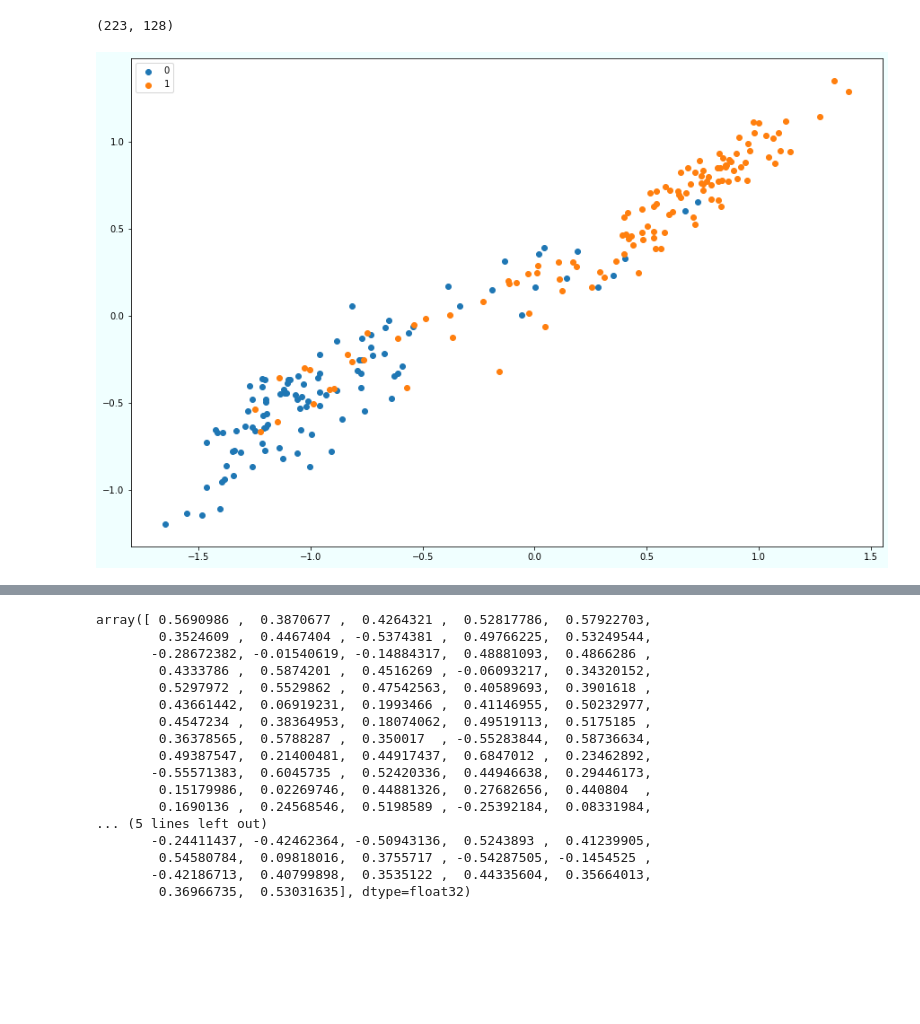
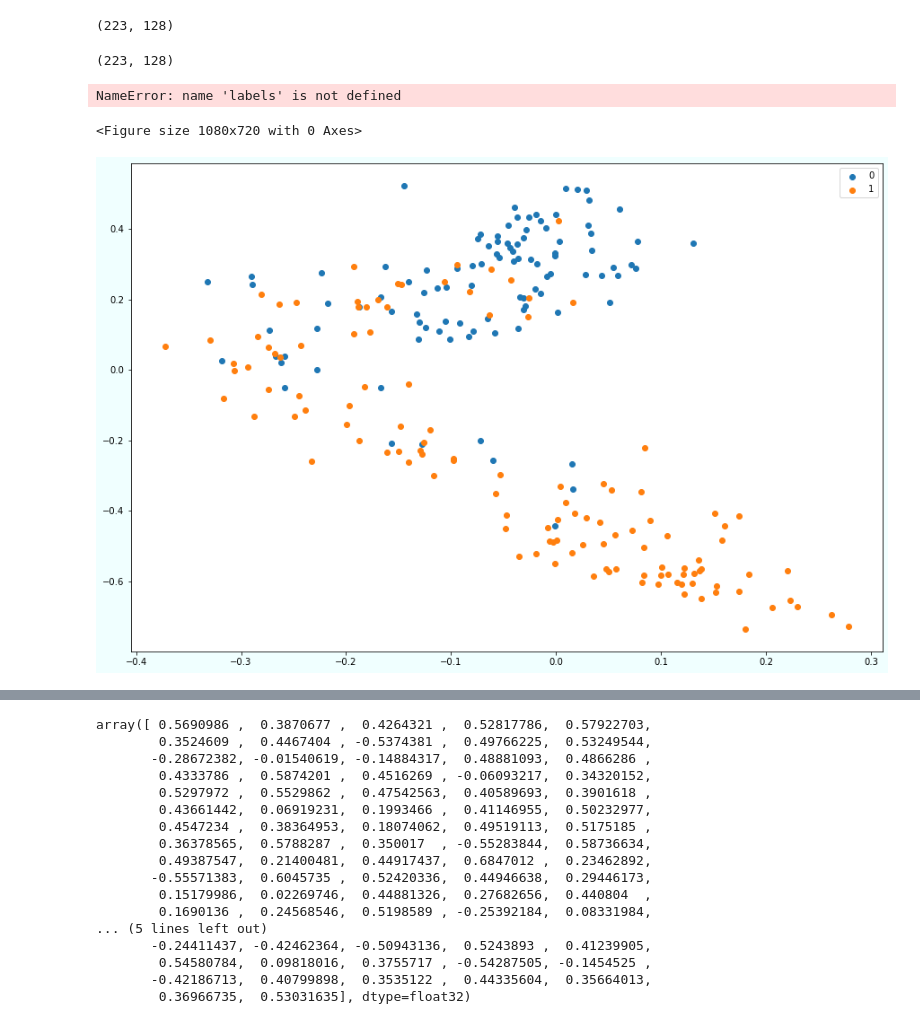
Before and after one commit to bub3690/voice_pathology_ai, a Jupyter notebook: model/Module/model-triplet-stratifiedKFold-ros-organics-speaker.ipynb, the cells around one changed output, grey strips where cells are left out. Cells and saved outputs as stored; diff of their text form; code cells hidden in the pictures; blank space fills up the shorter version.

```diff
--- a/model/Module/model-triplet-stratifiedKFold-ros-organics-speaker.ipynb
+++ b/model/Module/model-triplet-stratifiedKFold-ros-organics-speaker.ipynb
@@ -1075,16 +1440,31 @@ labels = np.concatenate(labels)
 valid_results.shape
 # %% [output]
 (223, 128)
+# %%
+valid_results.shape
+# %% [output]
+(223, 128)
 # %%
 plt.figure(figsize=(15, 10), facecolor="azure")
 for label in np.unique(labels):
     tmp = valid_results[labels==label]
-    plt.scatter(tmp[:, 0], tmp[:, 1], label=label)
+    plt.scatter(tmp[:, 100], tmp[:, 111], label=label)
 
 plt.legend()
 plt.show()
 # %% [output]
-[figure, removed]
+NameError: name 'labels' is not defined
+<Figure size 1080x720 with 0 Axes>
+# %%
+plt.figure(figsize=(15, 10), facecolor="azure")
+for label in np.unique(labels):
+    tmp = valid_results[labels==label]
+    plt.scatter(tmp[:, 0], tmp[:, 1], label=label)
+
+plt.legend()
+plt.show()
+# %% [output]
+[figure, added]
 # %%
 from sklearn.manifold import TSNE
 from sklearn.datasets import load_digits
```
Also changed, not shown: parts of 26 cells of this notebook, 1 other file.
